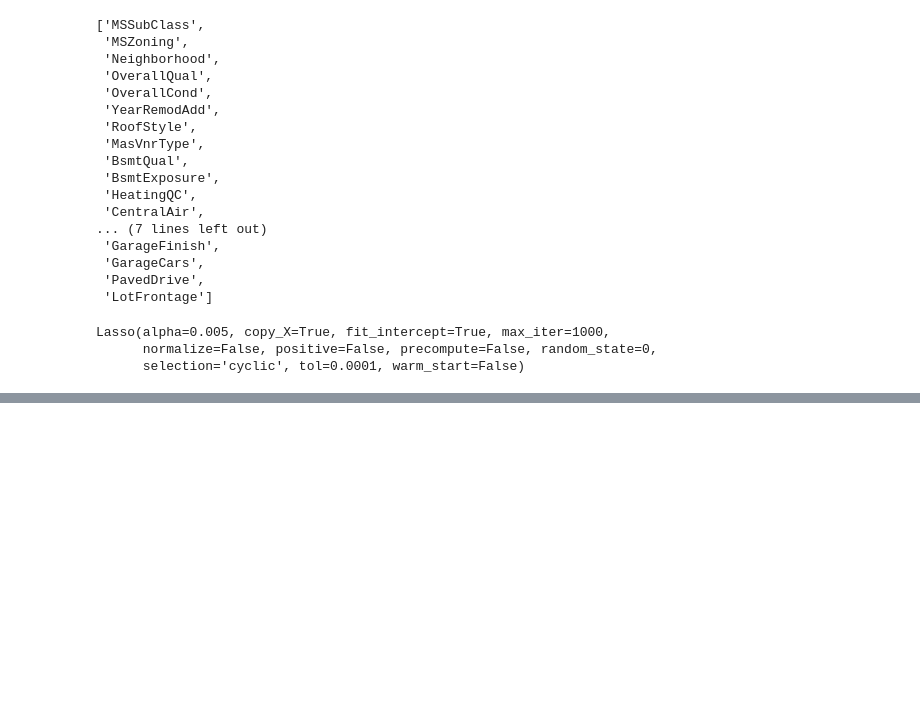
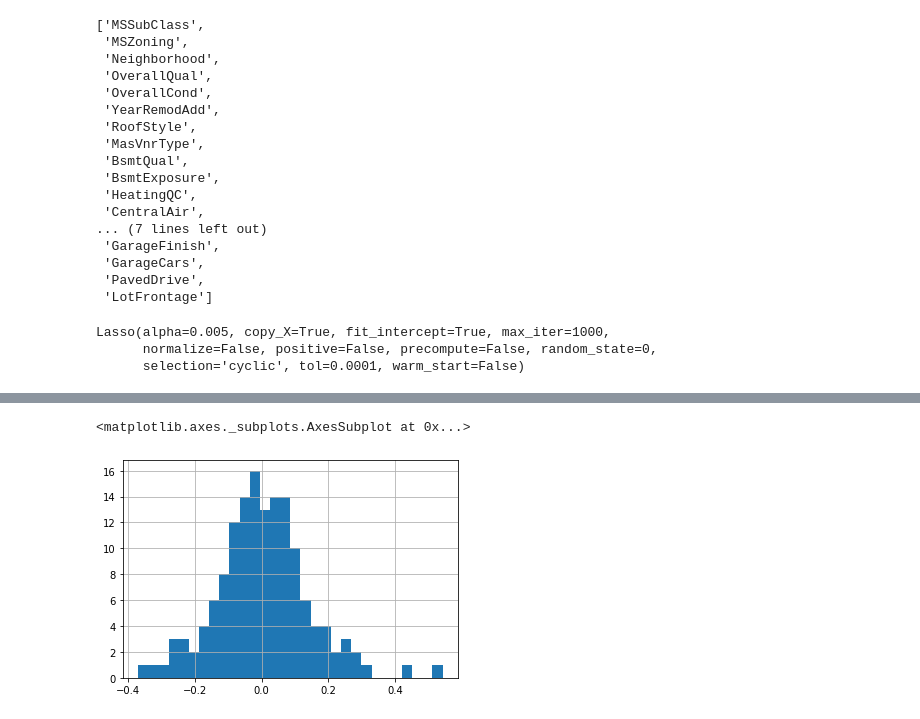
Before and after one commit to mostofa-ahsan/Projects, a Jupyter notebook: Housing Price/Model_building.ipynb, the cells around one changed output, grey strips where cells are left out. Cells and saved outputs as stored; diff of their text form; code cells hidden in the pictures; blank space fills up the shorter version.

```diff
--- a/Housing Price/Model_building.ipynb
+++ b/Housing Price/Model_building.ipynb
@@ -57,0 +95,6 @@ Lasso(alpha=0.005, copy_X=True, fit_intercept=True, max_iter=1000,
+# %%
+errors = y_test - lin_model.predict(X_test)
+errors.hist(bins=30)
+# %% [output]
+<matplotlib.axes._subplots.AxesSubplot at 0x...>
+[figure, added]
```
Also changed, not shown: parts of 4 cells of this notebook.
